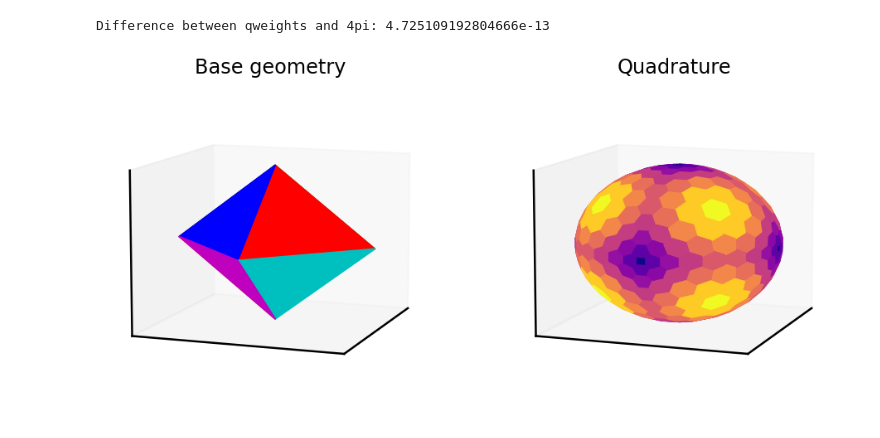
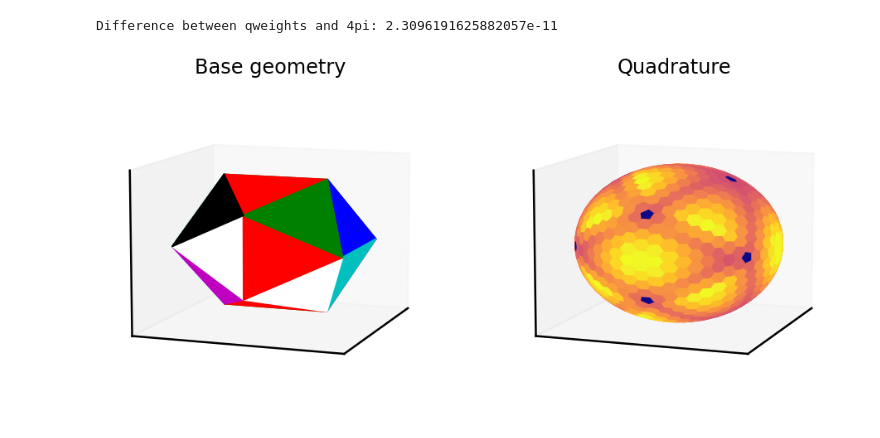
Before and after one commit to camminady/PlatonicSolidsQuadratures, a Jupyter notebook: test.ipynb, the cells around one changed output. Drawn from its saved outputs; the diff is of its cells as text; code cells hidden in the pictures.

Commit message:
Implementing slerp.

```diff
--- a/test.ipynb
+++ b/test.ipynb
@@ -8,12 +8,12 @@ from platonicsolidsquadrature import *
 import seaborn as sns
 # %%
 n = 10
-platonicsolid = "octa"
+platonicsolid = "ico"
 
-pts,weights,neighbours,ptsdual,vertices,faces = platonicsolidsquadrature(platonicsolid, n)
+pts,weights,neighbours,ptsdual,vertices,faces = platonicsolidsquadrature(platonicsolid, n, slerpflag=True)
 print("Difference between qweights and 4pi: {}".format(sum(weights)-np.pi*4))
 # %% [output]
-Difference between qweights and 4pi: 4.725109192804666e-13
+Difference between qweights and 4pi: 2.3096191625882057e-11
 # %%
 sns.set_context("poster")
 fig = plt.figure(figsize=plt.figaspect(0.5)*2)
@@ -21,44 +21,44 @@ fig = plt.figure(figsize=plt.figaspect(0.5)*2)
 ## Plot 1
 ax = fig.add_subplot(1, 2, 2, projection='3d')
 cmap = matplotlib.cm.get_cmap('plasma')
-weights -= np.min(weights)
-weights /= np.max(weights)
+norm = matplotlib.colors.Normalize(vmin = min(weights),vmax = max(weights))
+
 nneighbours = [int(sum(neighbours[i,:]>=0)) for i in range(neighbours.shape[0])]
 for i in range(neighbours.shape[0]):
     x = [ptsdual[i,k,0] for k in range(nneighbours[i])]
     y = [ptsdual[i,k,1] for k in range(nneighbours[i])]
     z = [ptsdual[i,k,2] for k in range(nneighbours[i])]
     verts = [list(zip(x,y,z))]
-    ax.add_collection3d(Poly3DCollection(verts,color = cmap(weights[i])))
+    ax.add_collection3d(Poly3DCollection(verts,color = cmap(norm(weights[i]))))
 
 ax.set_xlim([-1,1])
 ax.set_ylim([-1,1])
 ax.set_zlim([-1,1])
 ax.view_init(10, 20)
 ax.set_xticks([])
 ax.set_yticks([])
 ax.set_zticks([])
 ax.set_title("Quadrature")
 
 ## Plot 2
 ax = fig.add_subplot(1, 2, 1, projection='3d')
 colors = ["r","g","b","k","c","m","w","orange",]
 for i in range(faces.shape[0]):
     x = [vertices[faces[i,k],0] for k in range(3)]
     y = [vertices[faces[i,k],1] for k in range(3)]
     z = [vertices[faces[i,k],2] for k in range(3)]
 
     verts = [list(zip(x,y,z))]
-    ax.add_collection3d(Poly3DCollection(verts,color = colors[i]))
+    ax.add_collection3d(Poly3DCollection(verts,color = colors[i%7]))
 
 ax.set_xlim([-1,1])
 ax.set_ylim([-1,1])
 ax.set_zlim([-1,1])
 ax.view_init(10, 20)
 ax.set_xticks([])
 ax.set_yticks([])
 ax.set_zticks([]);
 ax.set_title("Base geometry")
 plt.savefig("image1.png")
 # %% [output]
-[figure, old version]
+[figure, new version]
```
Also changed, not shown: 3 other files.
